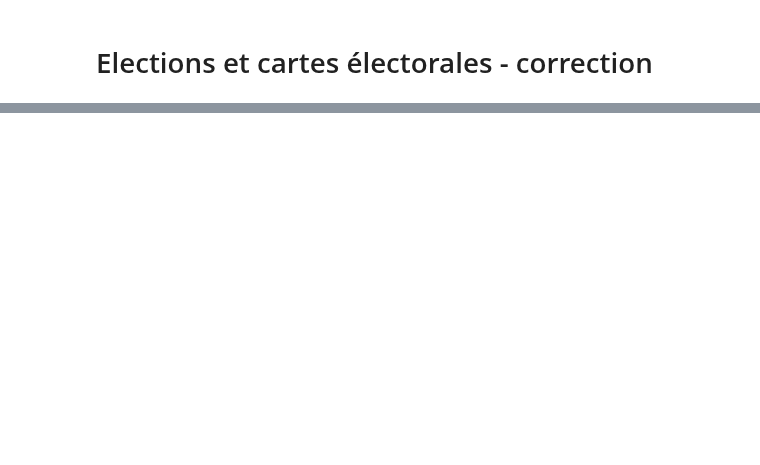
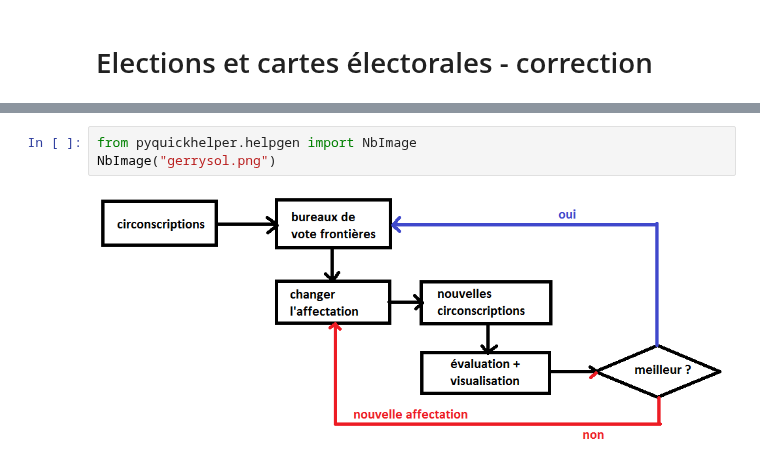
Before and after one commit to sdpython/actuariat_python, a Jupyter notebook: _doc/notebooks/population/election_carte_electorale_correction.ipynb, the cells around one changed output, grey strips where cells are left out. Saved outputs shown, nothing was run; the diff lists cells and outputs as text; blank space fills up the shorter version.

Commit message:
update with half of the solution for the gerry mandering

```diff
--- a/_doc/notebooks/population/election_carte_electorale_correction.ipynb
+++ b/_doc/notebooks/population/election_carte_electorale_correction.ipynb
@@ -34,0 +47,5 @@ geo.sort_values(["department", "code_circonscription"]).head(n=2)
+# %%
+from pyquickhelper.helpgen import NbImage
+NbImage("gerrysol.png")
+# %% [output]
+[figure, added]
```
Also changed, not shown: parts of 67 cells of this notebook, 4 other files.
